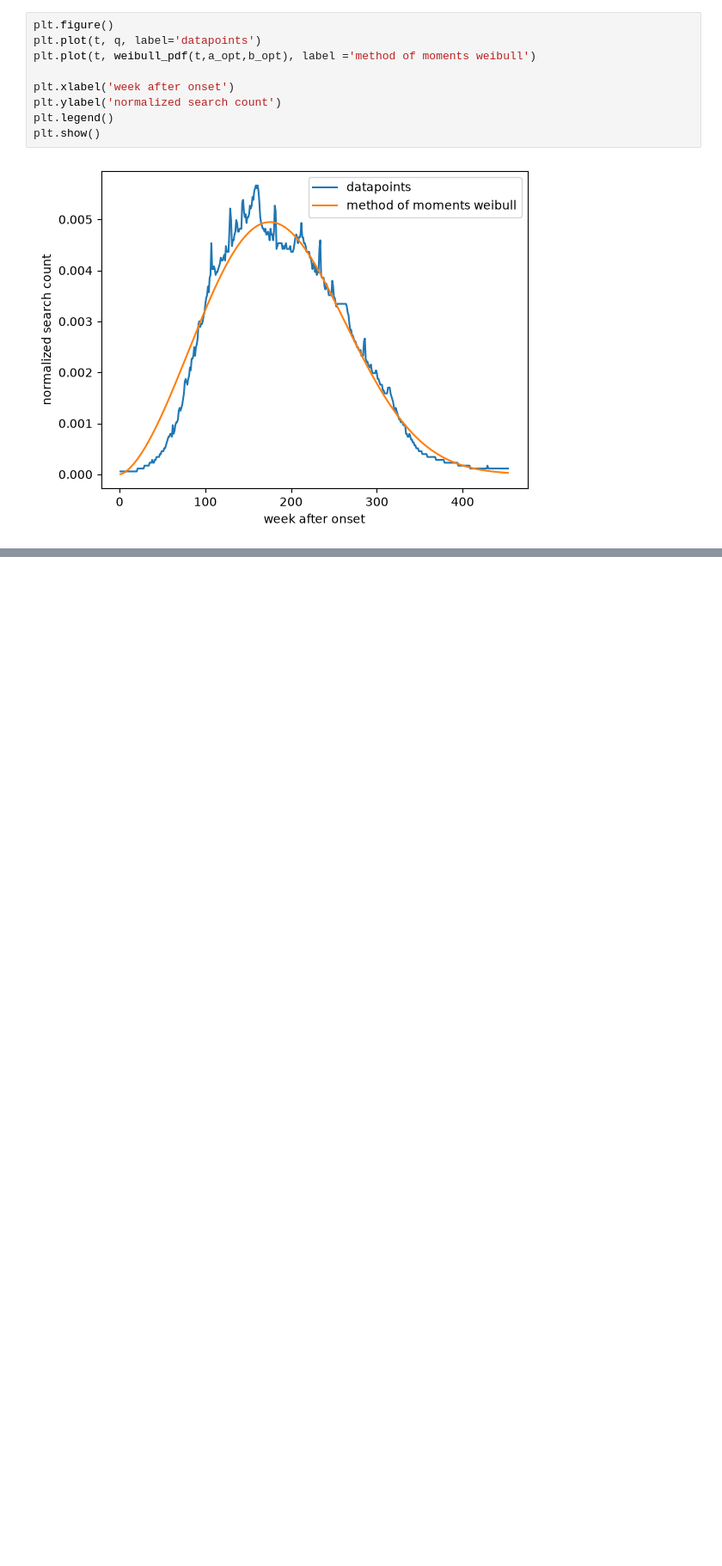
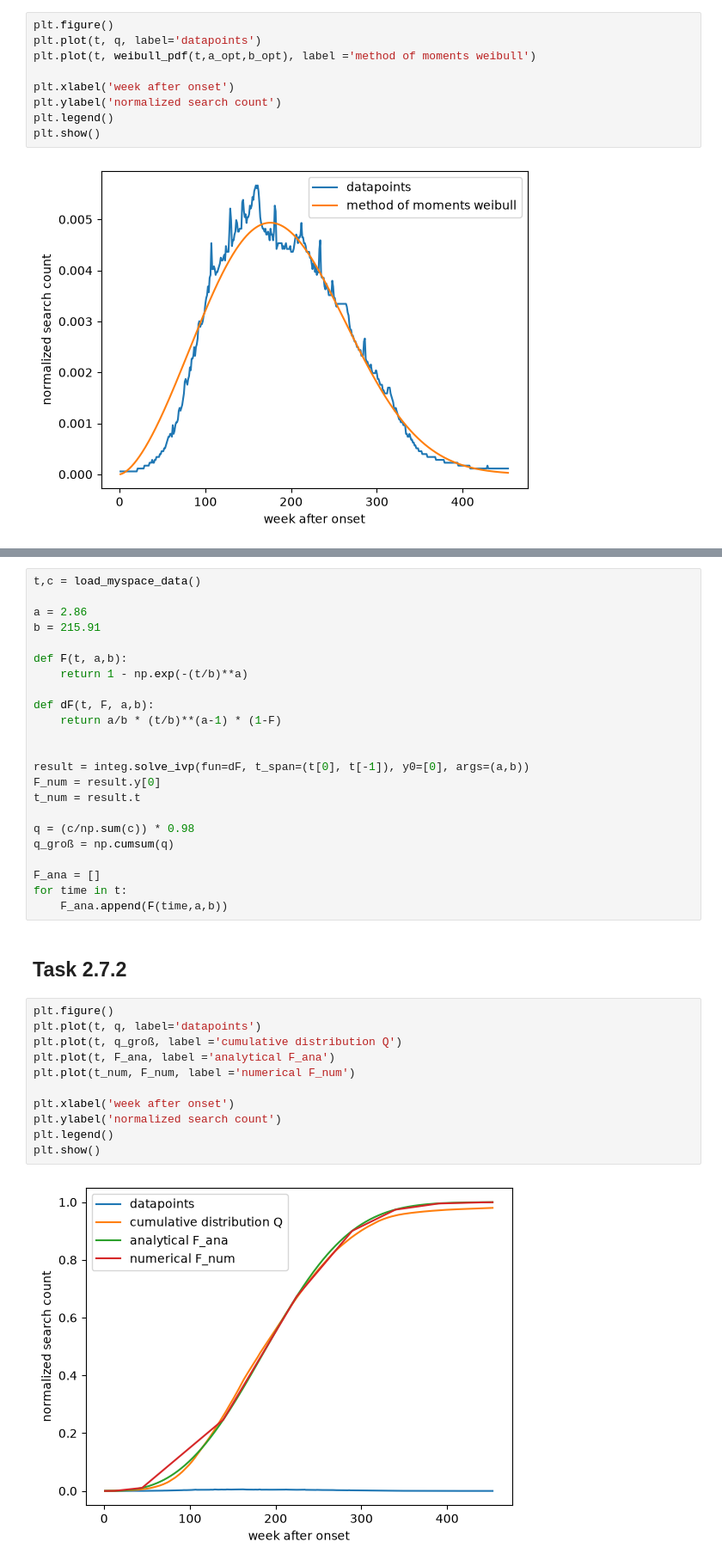
Before and after one commit to leon-grompe/PrinciplesOfML, a Jupyter notebook: Sheet2/Weibull.ipynb, the cells around one changed output, grey strips where cells are left out. Shown at 86% size. Cells and saved outputs as stored; diff of their text form; blank space fills up the shorter version.

```diff
--- a/Sheet2/Weibull.ipynb
+++ b/Sheet2/Weibull.ipynb
@@ -285,0 +291,38 @@ plt.show()
+# %%
+t,c = load_myspace_data()
+
+a = 2.86
+b = 215.91
+
+def F(t, a,b):
+    return 1 - np.exp(-(t/b)**a)
+
+def dF(t, F, a,b):
+    return a/b * (t/b)**(a-1) * (1-F)
+
+
+result = integ.solve_ivp(fun=dF, t_span=(t[0], t[-1]), y0=[0], args=(a,b))
+F_num = result.y[0]
+t_num = result.t
+
+q = (c/np.sum(c)) * 0.98
+q_groß = np.cumsum(q)
+
+F_ana = []
+for time in t:
+    F_ana.append(F(time,a,b))
+# %% [markdown]
+## Task 2.7.2
+# %%
+plt.figure()
+plt.plot(t, q, label='datapoints')
+plt.plot(t, q_groß, label ='cumulative distribution Q')
+plt.plot(t, F_ana, label ='analytical F_ana')
+plt.plot(t_num, F_num, label ='numerical F_num')
+
+plt.xlabel('week after onset')
+plt.ylabel('normalized search count')
+plt.legend()
+plt.show()
+# %% [output]
+[figure, added]
```
Also changed, not shown: parts of 5 cells of this notebook.
